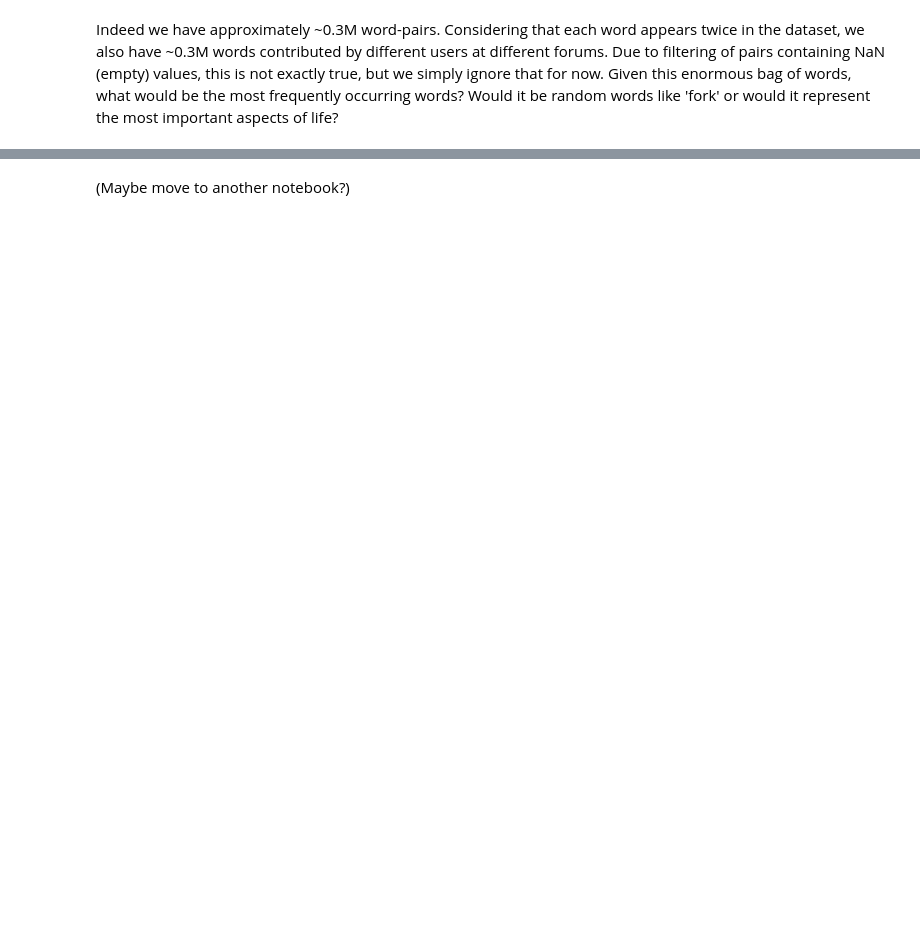
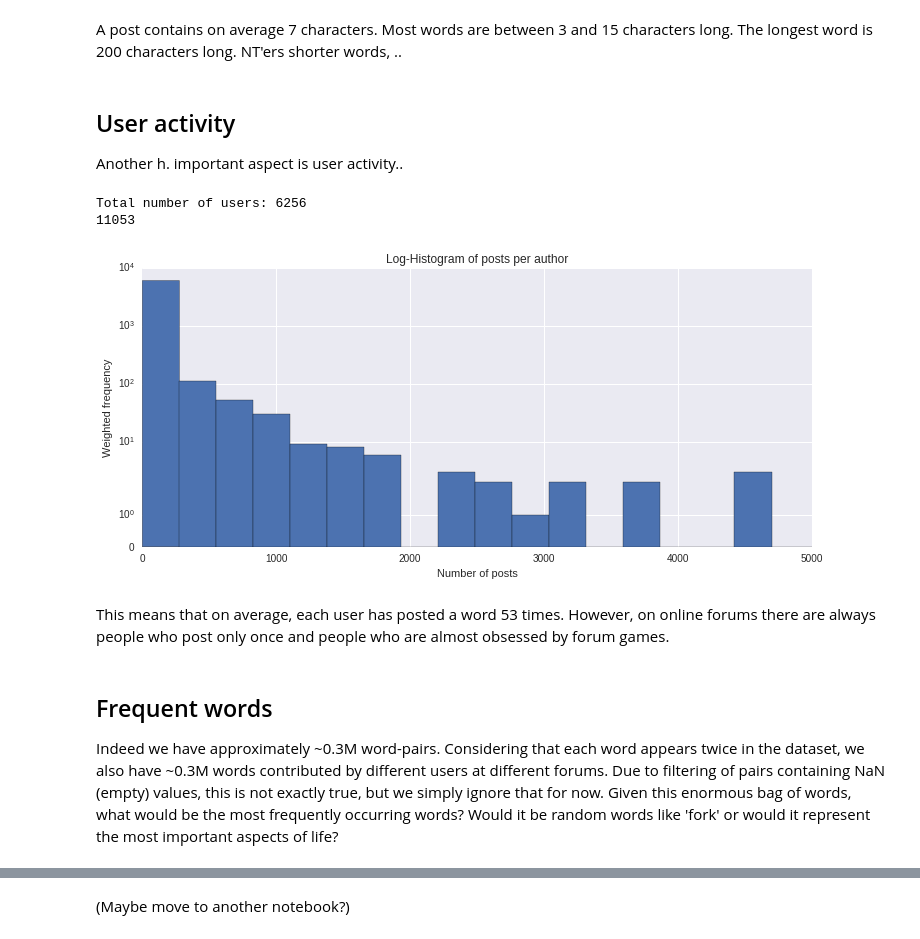
Before and after one commit to louweal/wordgame, a Jupyter notebook: notebooks/Wordgame Data Analysis.ipynb, the cells around one changed output, grey strips where cells are left out. Drawn from its saved outputs; the diff is of its cells as text; code cells hidden in the pictures; blank space fills up the shorter version.

Commit message:
added basic plots

```diff
--- a/notebooks/Wordgame Data Analysis.ipynb
+++ b/notebooks/Wordgame Data Analysis.ipynb
@@ -41,0 +53,26 @@ Total number of word pairs: 334012
+# %%
+df['len1'] = df['word1'].apply(lambda x:len(x))
+df['len2'] = df['word2'].apply(lambda x:len(x))
+
+#word length statistics
+print("Mean, minimum, maximum and more.\n" + str(df['len2'].describe()))
+
+## plot word length histogram
+nt = df[df['nt']].len1
+asd = df[df['nt']==False].len1
+
+w1 = np.ones_like(nt)/len(nt)
+w2 = np.ones_like(asd)/len(asd)
+
+bins = np.arange(1,26)
+
+plt.figure(figsize=(12, 5))
+plt.hist(nt, bins=bins, alpha=0.5, label="NT", weights=w1)
+plt.hist(asd, bins=bins,alpha=0.5, label="ASD", weights=w2)
+plt.title('Histogram of word lengths')
+plt.xlabel('Word length')
+plt.ylabel('Frequency')
+plt.legend(loc='upper right')
+axes = plt.gca()
+axes.set_xlim([1,25])
+plt.show()
@@ -42,4 +91,32 @@ Total number of word pairs: 334012
+# %% [markdown]
+A post contains on average 7 characters. Most words are between 3 and 15 characters long. The longest word is 200 characters long. NT'ers shorter words, ..
+# %% [markdown]
+## User activity
+Another h. important aspect is user activity..
+# %%
+#
+print("Total number of users: " + str(len(df.groupby(['author']))))
+print(df['author'].value_counts().max())
+
+
+#Plot
+plt.figure(figsize=(12, 5))
+plt.hist(df['author'].value_counts(), bins=40)
+plt.yscale('symlog')
+plt.title('Log-Histogram of posts per author')
+plt.xlabel('Number of posts')
+plt.ylabel('Weighted frequency')
+axes = plt.gca()
+axes.set_xlim([1,5000])
+plt.show()
+# %% [output]
+Total number of users: 6256
+11053
+[figure, added]
+# %% [markdown]
+This means that on average, each user has posted a word 53 times. However, on online forums there are always people who post only once and people who are almost obsessed by forum games.
 # %% [markdown]
+## Frequent words
 Indeed we have approximately ~0.3M word-pairs. Considering that each word appears twice in the dataset, we also have ~0.3M words contributed by different users at different forums. Due to filtering of pairs containing NaN (empty) values, this is not exactly true, but we simply ignore that for now. Given this enormous bag of words, what would be the most frequently occurring words? Would it be random words like 'fork' or would it represent the most important aspects of life?
 # %%
 # convert all words to lowercase, otherwise 'Fork' and 'fork' will be counted seperately
```
Also changed, not shown: parts of 16 cells of this notebook, 1 other file.
